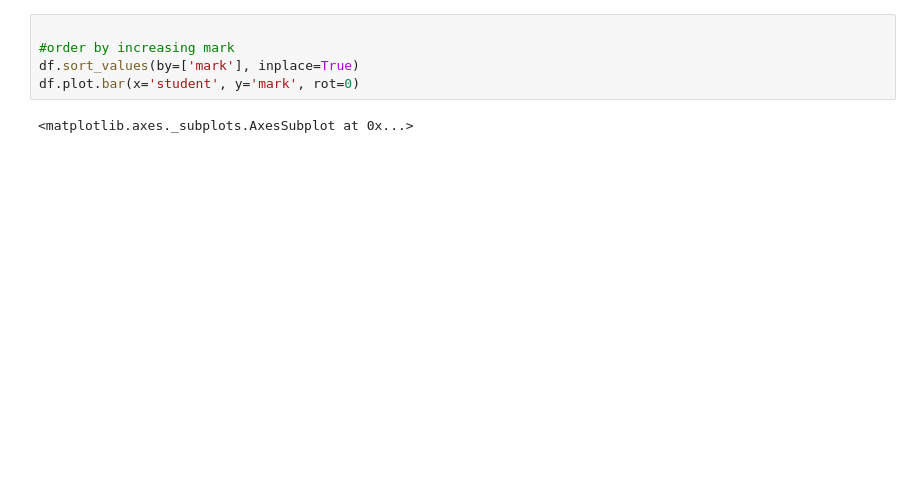
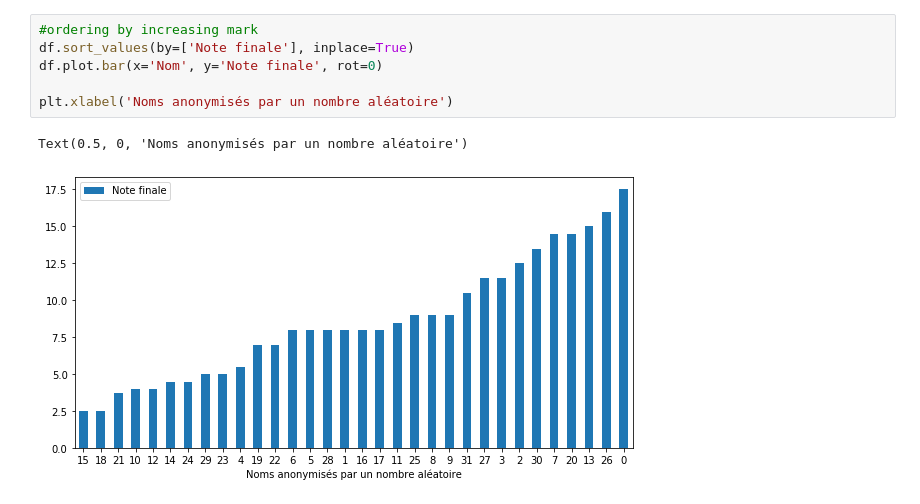
Before and after one commit to penguin64100/TeachingStuff, a Jupyter notebook: Marks.ipynb, the cells around one changed output. Drawn from its saved outputs; the diff is of its cells as text; blank space fills up the shorter version.

```diff
--- a/Marks.ipynb
+++ b/Marks.ipynb
@@ -24,10 +35,12 @@ KeyError: "['Checks'] not found in axis"
 # %%
+#ordering by increasing mark
+df.sort_values(by=['Note finale'], inplace=True)
+df.plot.bar(x='Nom', y='Note finale', rot=0)
 
-#order by increasing mark
-df.sort_values(by=['mark'], inplace=True)
-df.plot.bar(x='student', y='mark', rot=0)
+plt.xlabel('Noms anonymisés par un nombre aléatoire')
 # %% [output]
-<matplotlib.axes._subplots.AxesSubplot at 0x...>
+Text(0.5, 0, 'Noms anonymisés par un nombre aléatoire')
+[figure, added]
 # %%
 from scipy.stats import norm
 import matplotlib.pyplot as plt
```
Also changed, not shown: parts of 5 cells of this notebook, 1 other file.
